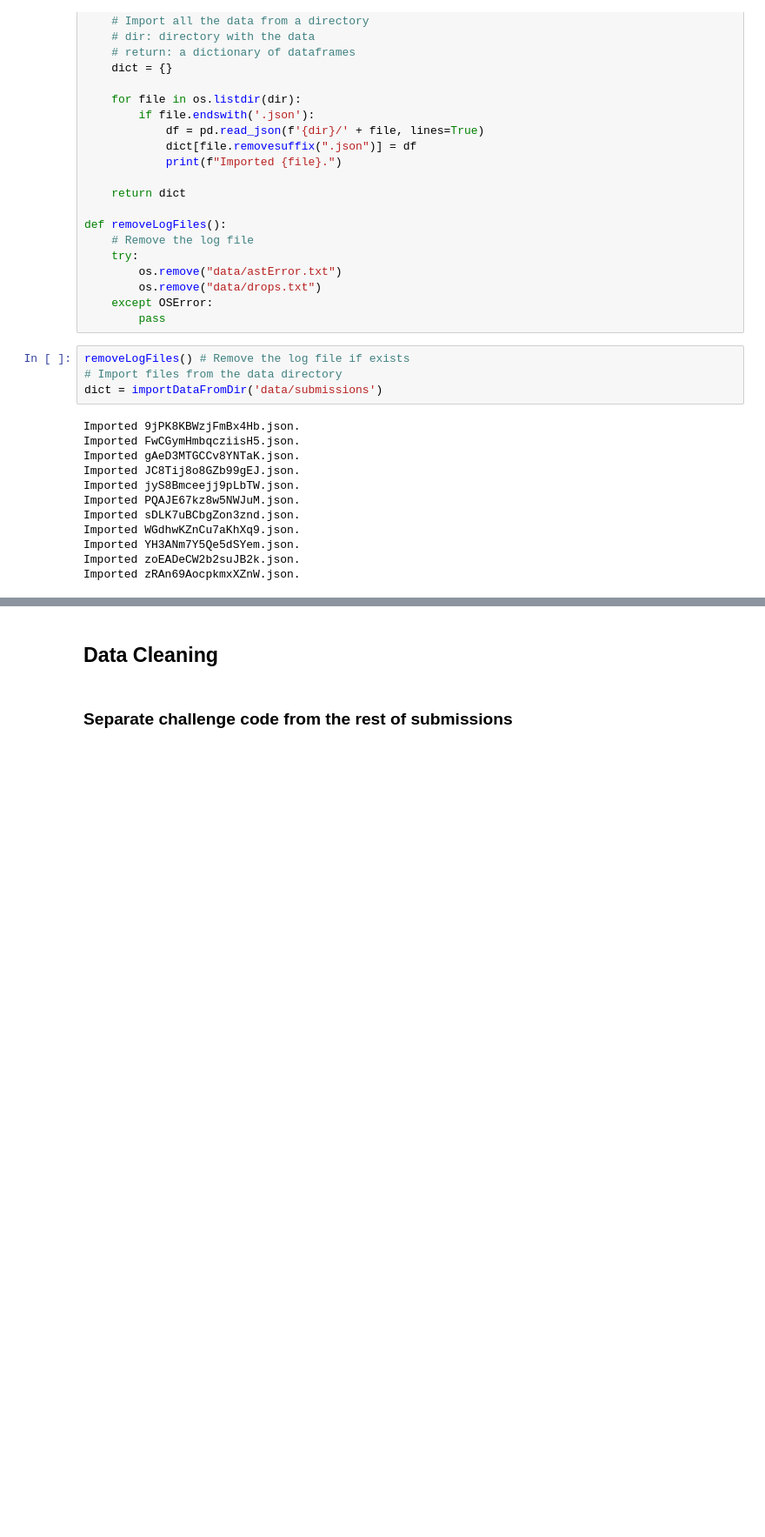
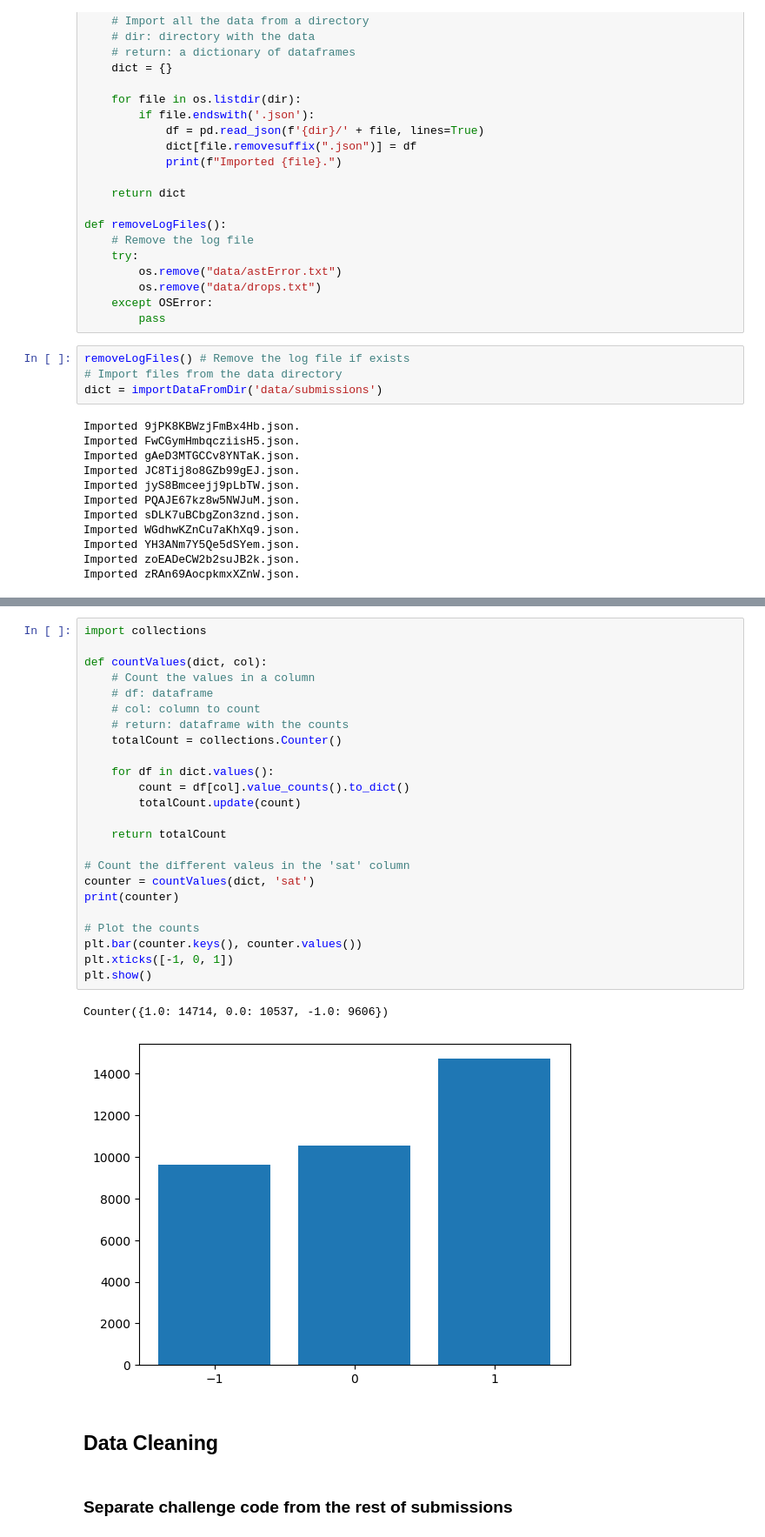
Before and after one commit to anaines14/HiGenA, a Jupyter notebook: data_preparation/notebook.ipynb, the cells around one changed output, grey strips where cells are left out. Shown: that part at 87% size. Cells and saved outputs as stored; diff of their text form; blank space fills up the shorter version.

Commit message:
✨ (Add): data analysis quantities logging and plots

```diff
--- a/data_preparation/notebook.ipynb
+++ b/data_preparation/notebook.ipynb
@@ -46,3 +58,30 @@ Imported zRAn69AocpkmxXZnW.json.
+# %%
+import collections
+
+def countValues(dict, col):
+    # Count the values in a column
+    # df: dataframe
+    # col: column to count
+    # return: dataframe with the counts
+    totalCount = collections.Counter()
+
+    for df in dict.values():
+        count = df[col].value_counts().to_dict()
+        totalCount.update(count)
+
+    return totalCount
+
+# Count the different valeus in the 'sat' column
+counter = countValues(dict, 'sat')
+print(counter)
+
+# Plot the counts
+plt.bar(counter.keys(), counter.values())
+plt.xticks([-1, 0, 1])
+plt.show()
+# %% [output]
+Counter({1.0: 14714, 0.0: 10537, -1.0: 9606})
+[figure, added]
 # %% [markdown]
 ## Data Cleaning
 # %% [markdown]
```
Also changed, not shown: parts of 14 cells of this notebook.
